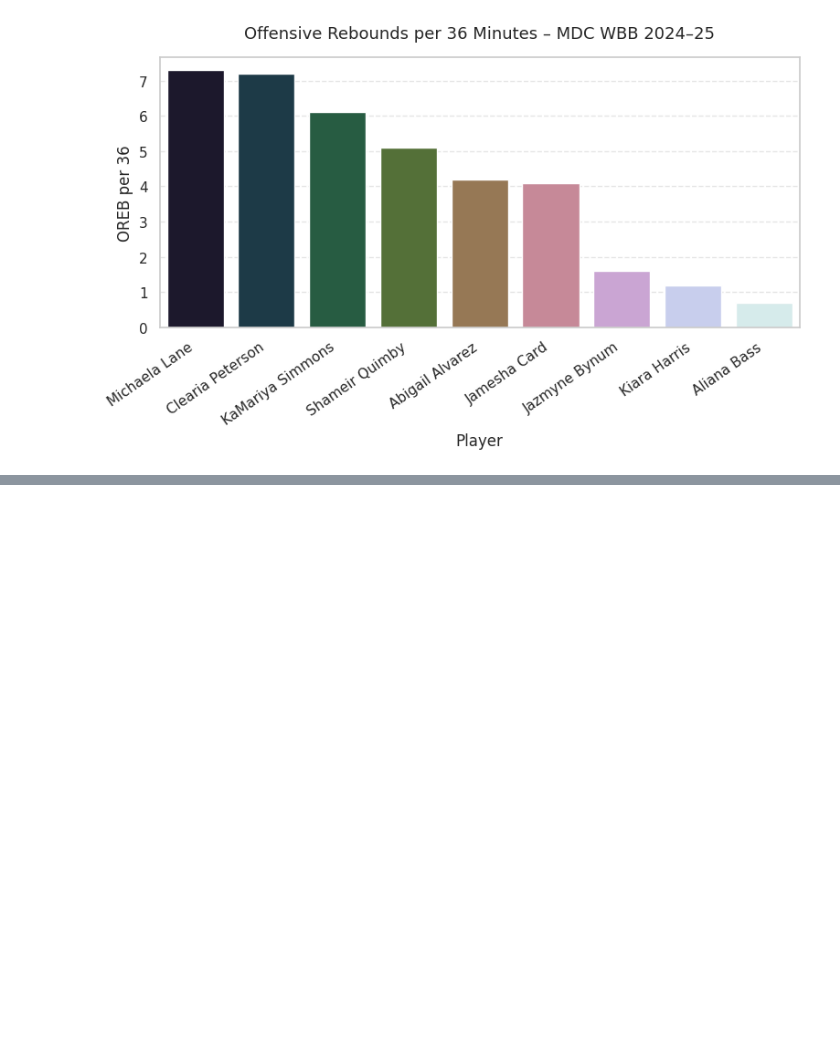
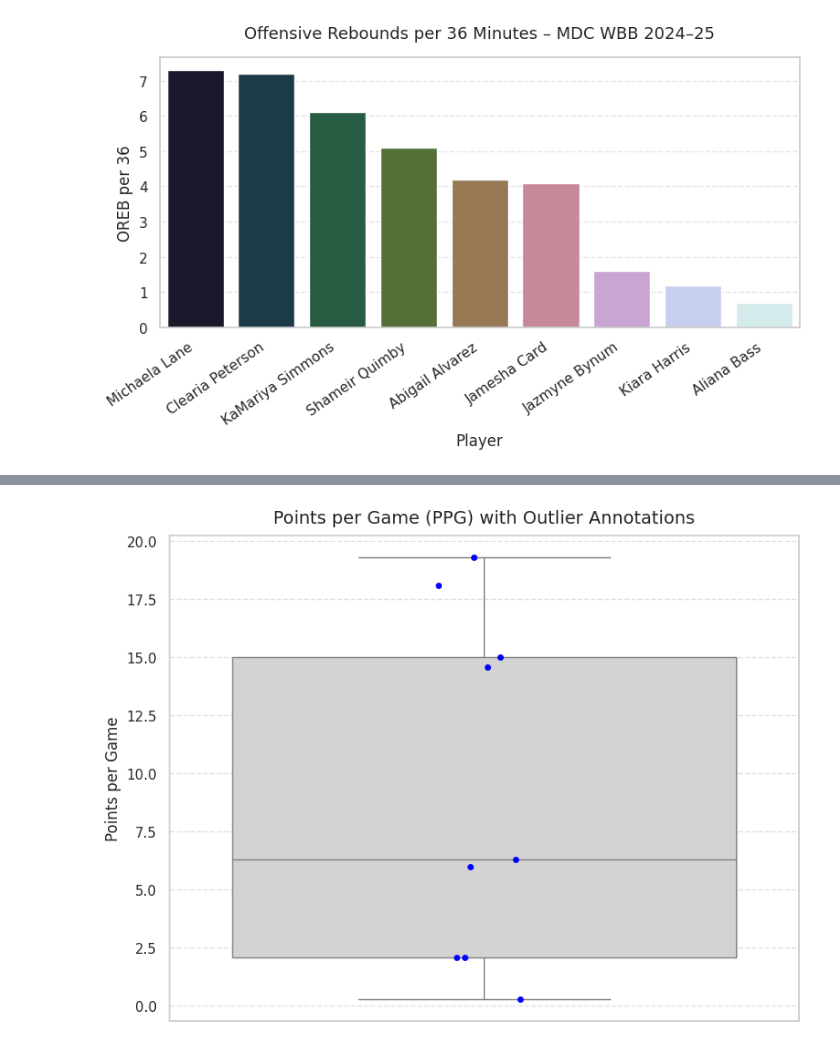
Before and after one commit to MiamiCrypto/Sports-Analytics-, a Jupyter notebook: WBB_2024_25_Season.ipynb, the cells around one changed output, grey strips where cells are left out. Drawn from its saved outputs; the diff is of its cells as text; code cells hidden in the pictures; blank space fills up the shorter version.

```diff
--- a/WBB_2024_25_Season.ipynb
+++ b/WBB_2024_25_Season.ipynb
@@ -1528,0 +1604,31 @@ Passing `palette` without assigning `hue` is deprecated and will be removed in v
+# %%
+import matplotlib.pyplot as plt
+import seaborn as sns
+from scipy.stats import zscore
+
+# Recalculate Z-score for PPG
+df['ppg_zscore'] = zscore(df['points_per_game'])
+
+# Define the outlier threshold
+outlier_threshold = 1.5  # Adjust as needed
+
+# Plot boxplot
+plt.figure(figsize=(8, 6))
+sns.boxplot(y='points_per_game', data=df, color='lightgray')
+
+# Overlay stripplot (shows all individual points)
+sns.stripplot(y='points_per_game', data=df, color='blue', jitter=True)
+
+# Annotate ONLY outliers
+for i, row in df.iterrows():
+    if abs(row['ppg_zscore']) > outlier_threshold:
+        plt.text(0.05, row['points_per_game'], row['player_name'],
+                 horizontalalignment='left', fontsize=9, color='red')
+
+plt.title('Points per Game (PPG) with Outlier Annotations', fontsize=14, pad=10)
+plt.ylabel('Points per Game')
+plt.grid(axis='y', linestyle='--', alpha=0.6)
+plt.tight_layout()
+plt.show()
+# %% [output]
+[figure, added]
```
Also changed, not shown: parts of 24 cells of this notebook.
